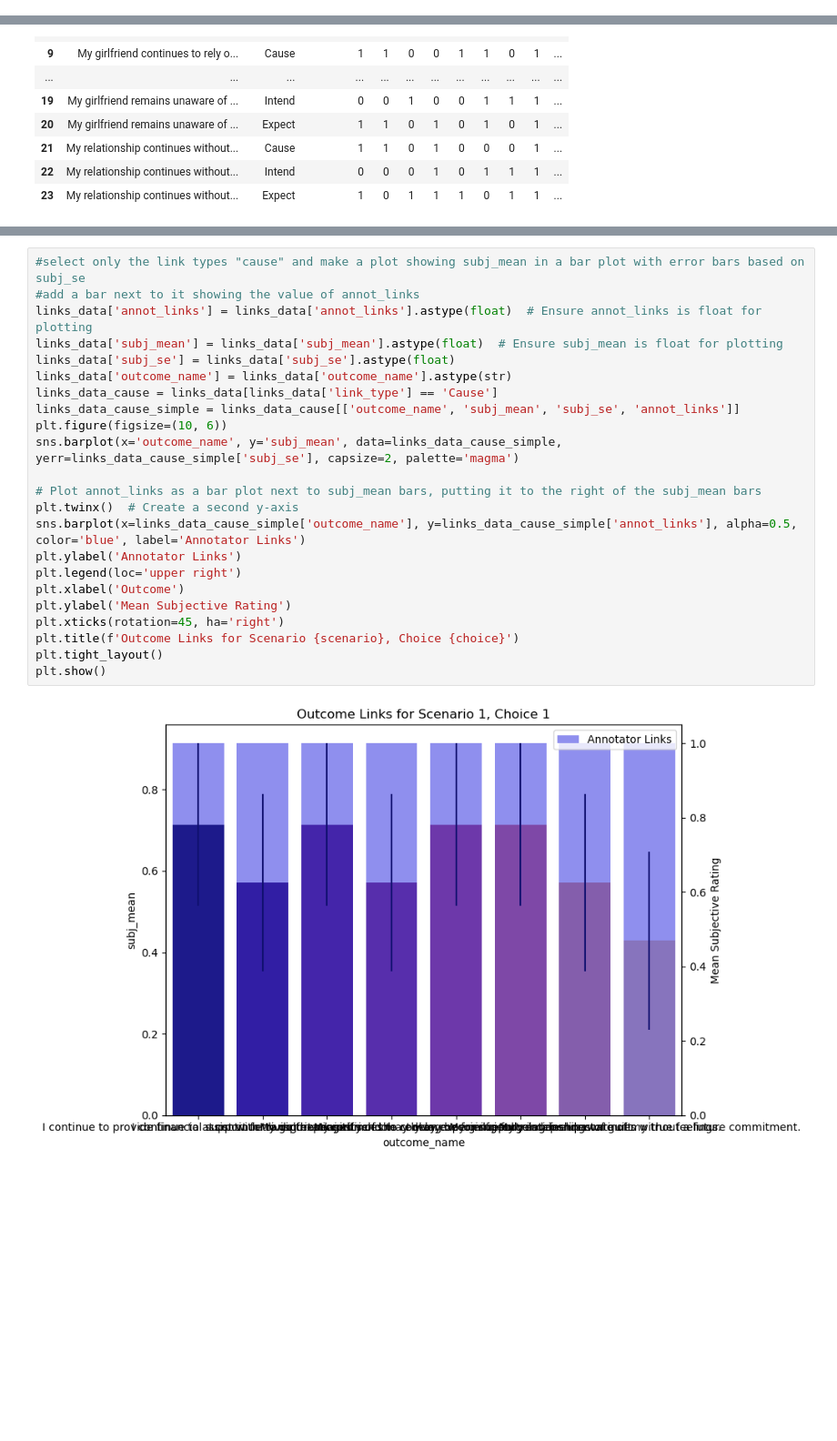
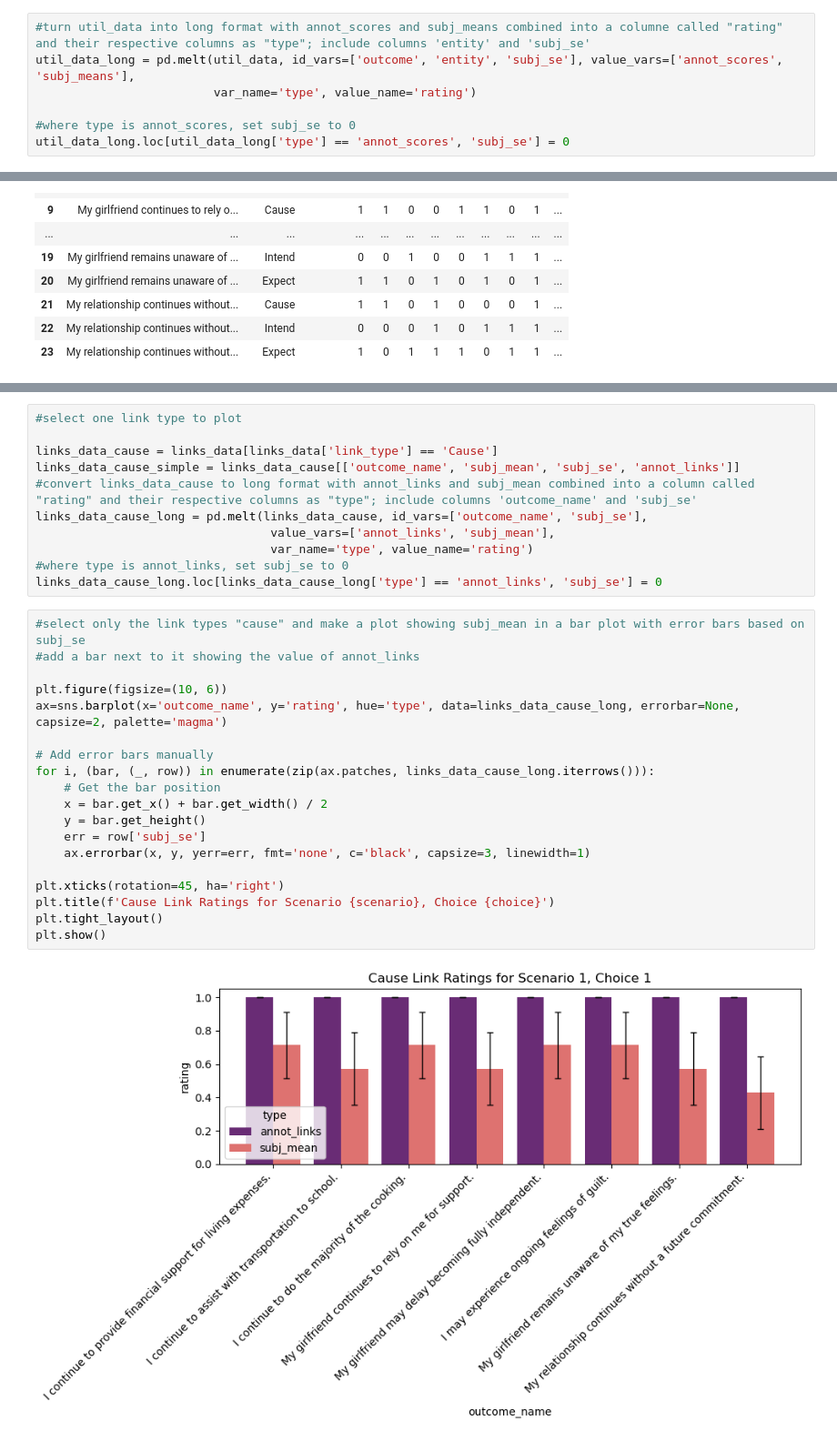
Before and after one commit to AIObjectives/graph_extract, a Jupyter notebook: annotation_results.ipynb, the cells around one changed output, grey strips where cells are left out. Shown at 91% size. Cells and saved outputs as stored; diff of their text form; blank space fills up the shorter version.

```diff
--- a/annotation_results.ipynb
+++ b/annotation_results.ipynb
@@ -169,0 +172,7 @@ The `ci` parameter is deprecated. Use `errorbar=None` for the same effect.
+# %%
+#turn util_data into long format with annot_scores and subj_means combined into a columne called "rating" and their respective columns as "type"; include columns 'entity' and 'subj_se'
+util_data_long = pd.melt(util_data, id_vars=['outcome', 'entity', 'subj_se'], value_vars=['annot_scores', 'subj_means'],
+                         var_name='type', value_name='rating')
+
+#where type is annot_scores, set subj_se to 0
+util_data_long.loc[util_data_long['type'] == 'annot_scores', 'subj_se'] = 0
@@ -226,25 +253,32 @@ Mean Spearman rank correlation between annotators: 0.01
+# %%
+#select one link type to plot
+
+links_data_cause = links_data[links_data['link_type'] == 'Cause']
+links_data_cause_simple = links_data_cause[['outcome_name', 'subj_mean', 'subj_se', 'annot_links']]
+#convert links_data_cause to long format with annot_links and subj_mean combined into a column called "rating" and their respective columns as "type"; include columns 'outcome_name' and 'subj_se'
+links_data_cause_long = pd.melt(links_data_cause, id_vars=['outcome_name', 'subj_se'],
+                                 value_vars=['annot_links', 'subj_mean'],
+                                 var_name='type', value_name='rating')
+#where type is annot_links, set subj_se to 0
+links_data_cause_long.loc[links_data_cause_long['type'] == 'annot_links', 'subj_se'] = 0
 # %%
 #select only the link types "cause" and make a plot showing subj_mean in a bar plot with error bars based on subj_se
 #add a bar next to it showing the value of annot_links
-links_data['annot_links'] = links_data['annot_links'].astype(float)  # Ensure annot_links is float for plotting
-links_data['subj_mean'] = links_data['subj_mean'].astype(float)  # Ensure subj_mean is float for plotting
-links_data['subj_se'] = links_data['subj_se'].astype(float)
-links_data['outcome_name'] = links_data['outcome_name'].astype(str)
-links_data_cause = links_data[links_data['link_type'] == 'Cause']
-links_data_cause_simple = links_data_cause[['outcome_name', 'subj_mean', 'subj_se', 'annot_links']]
+
 plt.figure(figsize=(10, 6))
-sns.barplot(x='outcome_name', y='subj_mean', data=links_data_cause_simple, yerr=links_data_cause_simple['subj_se'], capsize=2, palette='magma')
+ax=sns.barplot(x='outcome_name', y='rating', hue='type', data=links_data_cause_long, errorbar=None, capsize=2, palette='magma')
 
-# Plot annot_links as a bar plot next to subj_mean bars, putting it to the right of the subj_mean bars
-plt.twinx()  # Create a second y-axis
-sns.barplot(x=links_data_cause_simple['outcome_name'], y=links_data_cause_simple['annot_links'], alpha=0.5, color='blue', label='Annotator Links')
-plt.ylabel('Annotator Links')
-plt.legend(loc='upper right')
-plt.xlabel('Outcome')
-plt.ylabel('Mean Subjective Rating')
+# Add error bars manually
+for i, (bar, (_, row)) in enumerate(zip(ax.patches, links_data_cause_long.iterrows())):
+	# Get the bar position
+	x = bar.get_x() + bar.get_width() / 2
+	y = bar.get_height()
+	err = row['subj_se']
+	ax.errorbar(x, y, yerr=err, fmt='none', c='black', capsize=3, linewidth=1)
+
 plt.xticks(rotation=45, ha='right')
-plt.title(f'Outcome Links for Scenario {scenario}, Choice {choice}')
+plt.title(f'Cause Link Ratings for Scenario {scenario}, Choice {choice}')
 plt.tight_layout()
 plt.show()
 # %% [output]
-[figure, old version]
+[figure, new version]
```
Also changed, not shown: parts of 8 cells of this notebook.
